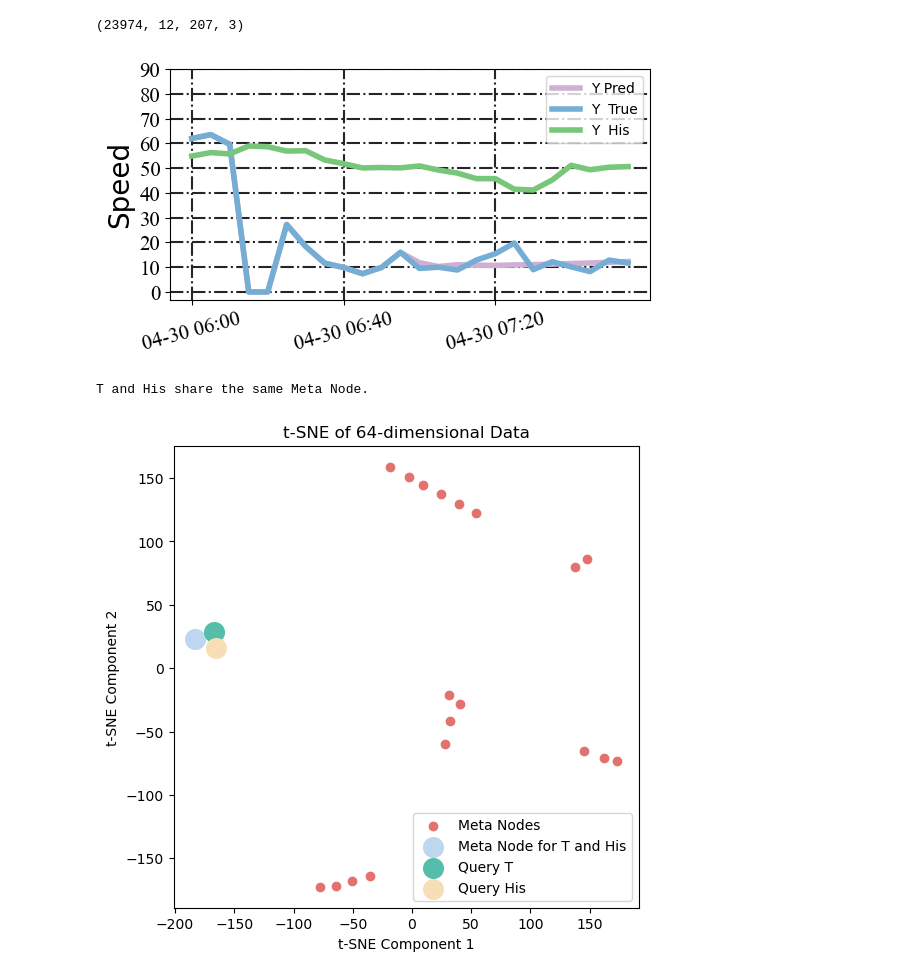
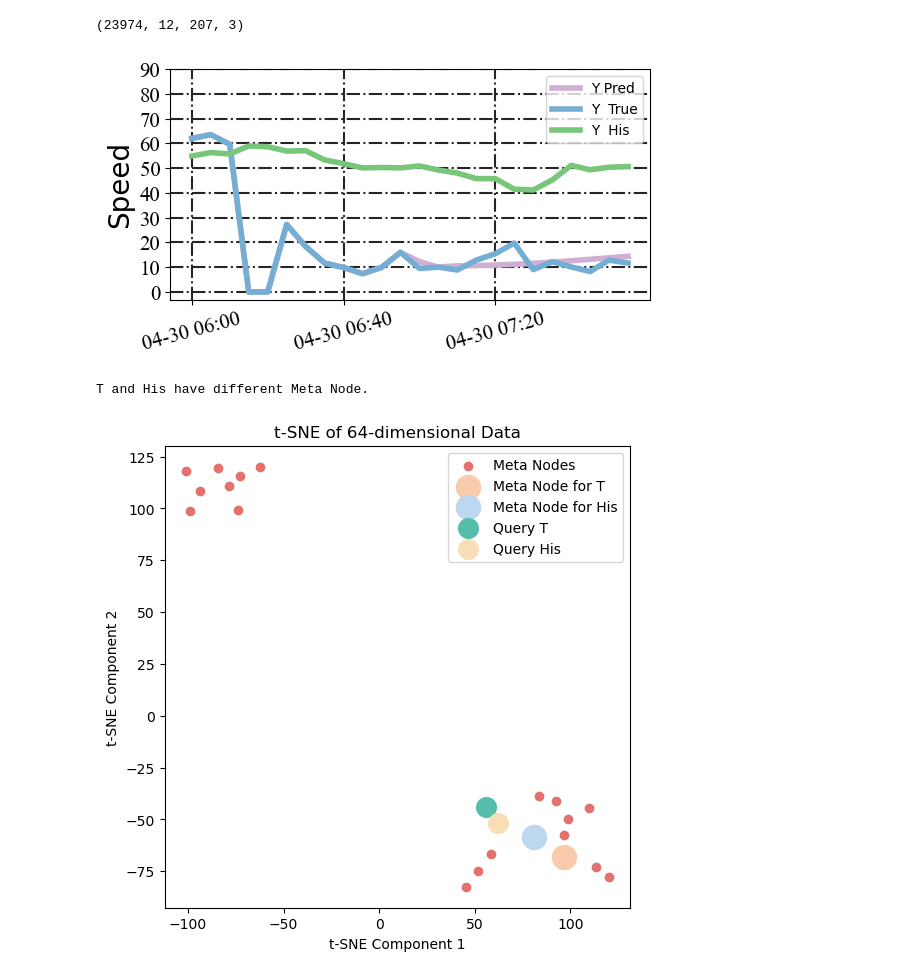
Before and after one commit to deepkashiwa20/CL-Traff, a Jupyter notebook: draw_case_LA.ipynb, the cells around one changed output. Cells and saved outputs as stored; diff of their text form; code cells hidden in the pictures.

```diff
--- a/draw_case_LA.ipynb
+++ b/draw_case_LA.ipynb
@@ -105,6 +100,13 @@ dict_keys(['x_train', 'y_train', 'x_val', 'y_val', 'x_test', 'y_test'])
 54.40592829587626
 19.493739270573094
 3.734067777528973
+# %%
+modelpt_path=f'./pts/LA_XQXP.pt'
+# modelpt_path_woC=f'./{dataset}/LA_woC.pt'
+# modelpt_path_woD=f'./{dataset}/LA_woD.pt'
+# modelpt_path_woCD=f'./{dataset}/LA_woCD.pt'
+
+mem_num=20
 # %%
 adj_mx = load_adj(adj_mx_path, adj_type)
 adjs = [torch.FloatTensor(i).to(device) for i in adj_mx]
@@ -242,6 +244,8 @@ def draw_hid(mask,pos,query,neg,node_index):
 def draw_tsne(neg_t,mask_t,mask_his):
     import matplotlib.pyplot as plt
     from sklearn.manifold import TSNE
+    # print(mask_t)
+    # print(mask_his)
     mask__t_index = torch.nonzero(mask_t[0]).item()
     mask__his_index = torch.nonzero(mask_his[0]).item()
     tsne = TSNE(n_components=2, perplexity=2, random_state=42)
@@ -251,7 +255,7 @@ def draw_tsne(neg_t,mask_t,mask_his):
     plt.figure(figsize=(6, 6))
 
     # 绘制前20个点
-    plt.scatter(tsne_result[:20, 0], tsne_result[:20, 1], c='#E3716e', label='Meta Nodes')
+    plt.scatter(tsne_result[:mem_num, 0], tsne_result[:mem_num, 1], c='#E3716e', label='Meta Nodes')
     if mask__t_index==mask__his_index:
         print("T and His share the same Meta Node.")
         plt.scatter(tsne_result[mask__t_index, 0], tsne_result[mask__t_index, 1],s=200, c='#BDD7EE', label='Meta Node for T and His')
@@ -259,8 +263,8 @@ def draw_tsne(neg_t,mask_t,mask_his):
         print("T and His have different Meta Node.")
         plt.scatter(tsne_result[mask__t_index, 0], tsne_result[mask__t_index, 1],s=300, c='#F8CBAD', label='Meta Node for T ')
         plt.scatter(tsne_result[mask__his_index, 0], tsne_result[mask__his_index, 1],s=300, c='#BDD7EE', label='Meta Node for His')
-    plt.scatter(tsne_result[20, 0], tsne_result[20, 1], s=200,c='#54BEAA', label='Query T')
-    plt.scatter(tsne_result[21, 0], tsne_result[21, 1], s=200,c='#F7DEB7', label='Query His')
+    plt.scatter(tsne_result[mem_num, 0], tsne_result[mem_num, 1], s=200,c='#54BEAA', label='Query T')
+    plt.scatter(tsne_result[mem_num+1, 0], tsne_result[mem_num+1, 1], s=200,c='#F7DEB7', label='Query His')
 
     plt.title('t-SNE of 64-dimensional Data')
     plt.xlabel('t-SNE Component 1')
@@ -269,7 +273,7 @@ def draw_tsne(neg_t,mask_t,mask_his):
     plt.show()
 
 def draw_all(date_index,node_index,data,model_use,scaler):
-    date_index=date_index-12
+    # date_index=date_index-12
     test_input=data["x_train"][date_index:date_index+1,:,:,:]
     test_input=torch.from_numpy(test_input).float().to(device)
     # print(test_input.dtype)
@@ -291,13 +295,13 @@ print(data["x_train"].shape)
 (23974, 12, 207, 3)
 # %%
 node_index=8
-date_index=17376
+date_index=17364
 draw_all(date_index,node_index,data,model,scaler)
 # draw_all(date_index,node_index,data,model_woC,scaler)
 # draw_all(date_index,node_index,data,model_woD,scaler)
 # draw_all(date_index,node_index,data,model_woCD,scaler)
 # %% [output]
-[figure, old version]
+[figure, new version]
-T and His share the same Meta Node.
+T and His have different Meta Node.
-[figure, old version]
+[figure, new version]
 # %%
```
Also changed, not shown: parts of 6 cells of this notebook, 4 other files.
